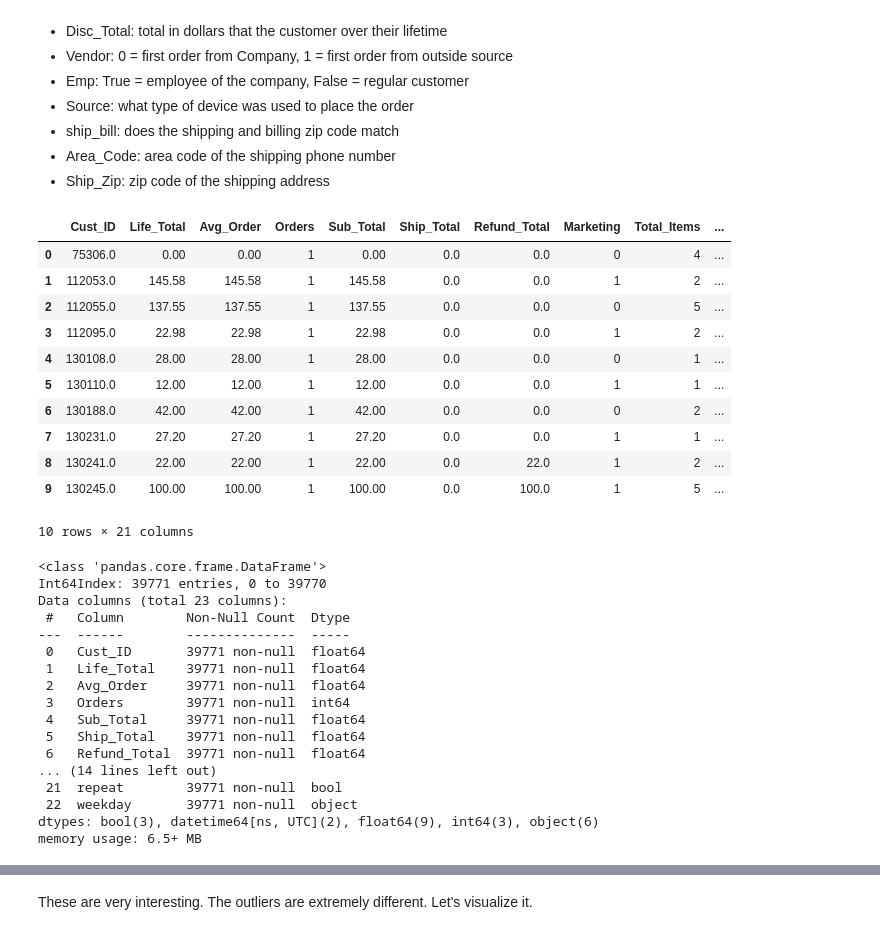
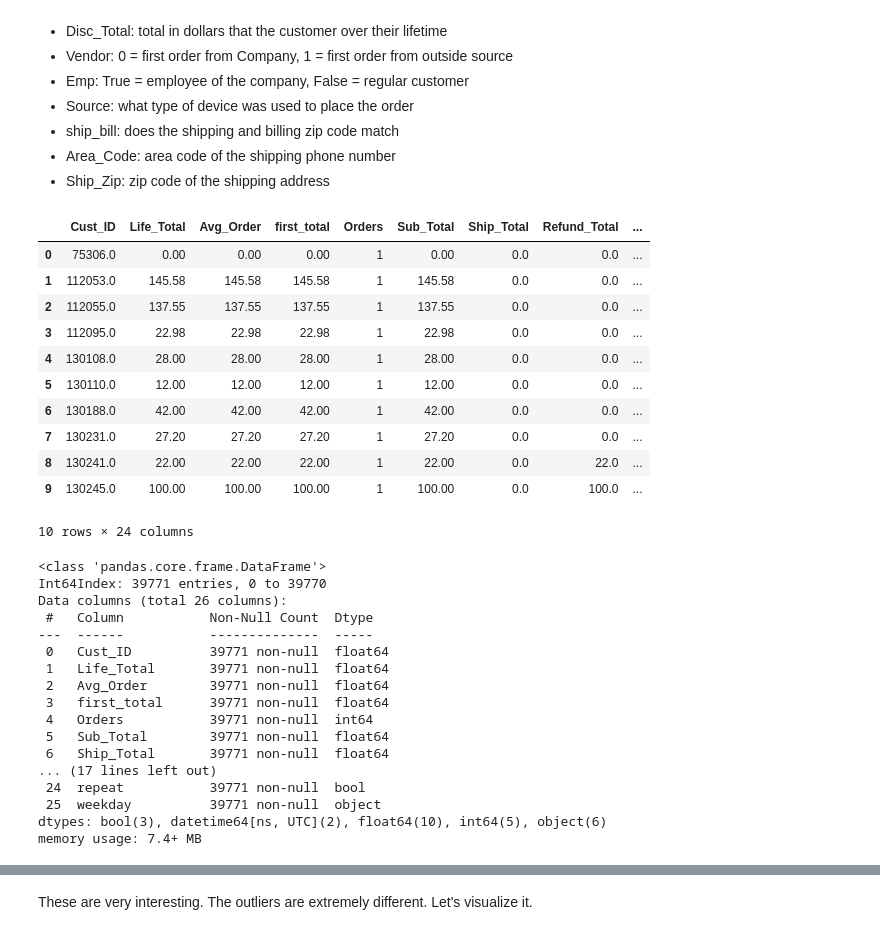
Before and after one commit to shahinrostami/Shopify-CLV, a Jupyter notebook: Cap2_EDA.ipynb, the cells around one changed output, grey strips where cells are left out. Saved outputs shown, nothing was run; the diff lists cells and outputs as text; code cells hidden in the pictures.

```diff
--- a/Cap2_EDA.ipynb
+++ b/Cap2_EDA.ipynb
@@ -40,22 +40,22 @@ import pickle
 os.chdir("C:\Springboard\Github\Capstone2_cust\Intermediate_Data")
 # %%
 # load the pickled version of the Customer DF (Cust)
-df = pickle.load(open("Cust3.pkl", "rb"))
+df = pickle.load(open("Cust4.pkl", "rb"))
 # look at the first 10 rows of this file
 df.head(10)
 # %% [output]
-|  | Cust_ID | Life_Total | Avg_Order | Orders | Sub_Total | Ship_Total | Refund_Total | Marketing | Total_Items | ... |
-| 0 | 75306.0 | 0.00 | 0.00 | 1 | 0.00 | 0.0 | 0.0 | 0 | 4 | ... |
-| 1 | 112053.0 | 145.58 | 145.58 | 1 | 145.58 | 0.0 | 0.0 | 1 | 2 | ... |
-| 2 | 112055.0 | 137.55 | 137.55 | 1 | 137.55 | 0.0 | 0.0 | 0 | 5 | ... |
-| 3 | 112095.0 | 22.98 | 22.98 | 1 | 22.98 | 0.0 | 0.0 | 1 | 2 | ... |
-| 4 | 130108.0 | 28.00 | 28.00 | 1 | 28.00 | 0.0 | 0.0 | 0 | 1 | ... |
-| 5 | 130110.0 | 12.00 | 12.00 | 1 | 12.00 | 0.0 | 0.0 | 1 | 1 | ... |
-| 6 | 130188.0 | 42.00 | 42.00 | 1 | 42.00 | 0.0 | 0.0 | 0 | 2 | ... |
-| 7 | 130231.0 | 27.20 | 27.20 | 1 | 27.20 | 0.0 | 0.0 | 1 | 1 | ... |
-| 8 | 130241.0 | 22.00 | 22.00 | 1 | 22.00 | 0.0 | 22.0 | 1 | 2 | ... |
-| 9 | 130245.0 | 100.00 | 100.00 | 1 | 100.00 | 0.0 | 100.0 | 1 | 5 | ... |
+|  | Cust_ID | Life_Total | Avg_Order | first_total | Orders | Sub_Total | Ship_Total | Refund_Total | ... |
+| 0 | 75306.0 | 0.00 | 0.00 | 0.00 | 1 | 0.00 | 0.0 | 0.0 | ... |
+| 1 | 112053.0 | 145.58 | 145.58 | 145.58 | 1 | 145.58 | 0.0 | 0.0 | ... |
+| 2 | 112055.0 | 137.55 | 137.55 | 137.55 | 1 | 137.55 | 0.0 | 0.0 | ... |
+| 3 | 112095.0 | 22.98 | 22.98 | 22.98 | 1 | 22.98 | 0.0 | 0.0 | ... |
+| 4 | 130108.0 | 28.00 | 28.00 | 28.00 | 1 | 28.00 | 0.0 | 0.0 | ... |
+| 5 | 130110.0 | 12.00 | 12.00 | 12.00 | 1 | 12.00 | 0.0 | 0.0 | ... |
+| 6 | 130188.0 | 42.00 | 42.00 | 42.00 | 1 | 42.00 | 0.0 | 0.0 | ... |
+| 7 | 130231.0 | 27.20 | 27.20 | 27.20 | 1 | 27.20 | 0.0 | 0.0 | ... |
+| 8 | 130241.0 | 22.00 | 22.00 | 22.00 | 1 | 22.00 | 0.0 | 22.0 | ... |
+| 9 | 130245.0 | 100.00 | 100.00 | 100.00 | 1 | 100.00 | 0.0 | 100.0 | ... |
-10 rows × 21 columns
+10 rows × 24 columns
 # %%
 # let's add a column if they are a repeat customer (ordered more than once)
 df['repeat'] = df['Orders'] > 1
@@ -66,21 +66,21 @@ df.info()
 # %% [output]
 <class 'pandas.core.frame.DataFrame'>
 Int64Index: 39771 entries, 0 to 39770
-Data columns (total 23 columns):
- #   Column        Non-Null Count  Dtype
----  ------        --------------  -----
- 0   Cust_ID       39771 non-null  float64
- 1   Life_Total    39771 non-null  float64
- 2   Avg_Order     39771 non-null  float64
- 3   Orders        39771 non-null  int64
- 4   Sub_Total     39771 non-null  float64
- 5   Ship_Total    39771 non-null  float64
- 6   Refund_Total  39771 non-null  float64
-... (14 lines left out)
- 21  repeat        39771 non-null  bool
- 22  weekday       39771 non-null  object
-dtypes: bool(3), datetime64[ns, UTC](2), float64(9), int64(3), object(6)
-memory usage: 6.5+ MB
+Data columns (total 26 columns):
+ #   Column           Non-Null Count  Dtype
+---  ------           --------------  -----
+ 0   Cust_ID          39771 non-null  float64
+ 1   Life_Total       39771 non-null  float64
+ 2   Avg_Order        39771 non-null  float64
+ 3   first_total      39771 non-null  float64
+ 4   Orders           39771 non-null  int64
+ 5   Sub_Total        39771 non-null  float64
+ 6   Ship_Total       39771 non-null  float64
+... (17 lines left out)
+ 24  repeat           39771 non-null  bool
+ 25  weekday          39771 non-null  object
+dtypes: bool(3), datetime64[ns, UTC](2), float64(10), int64(5), object(6)
+memory usage: 7.4+ MB
 # %%
 df['Area_Code'].fillna('unknown', inplace=True)
 # %%
```
Also changed, not shown: parts of 32 cells of this notebook, 9 other files.
